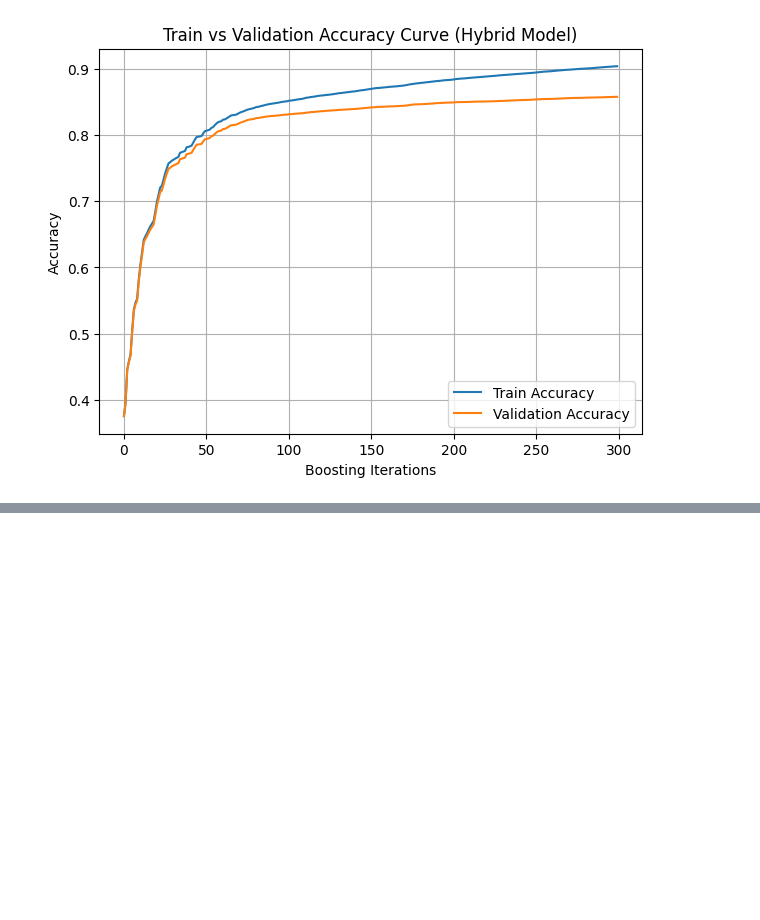
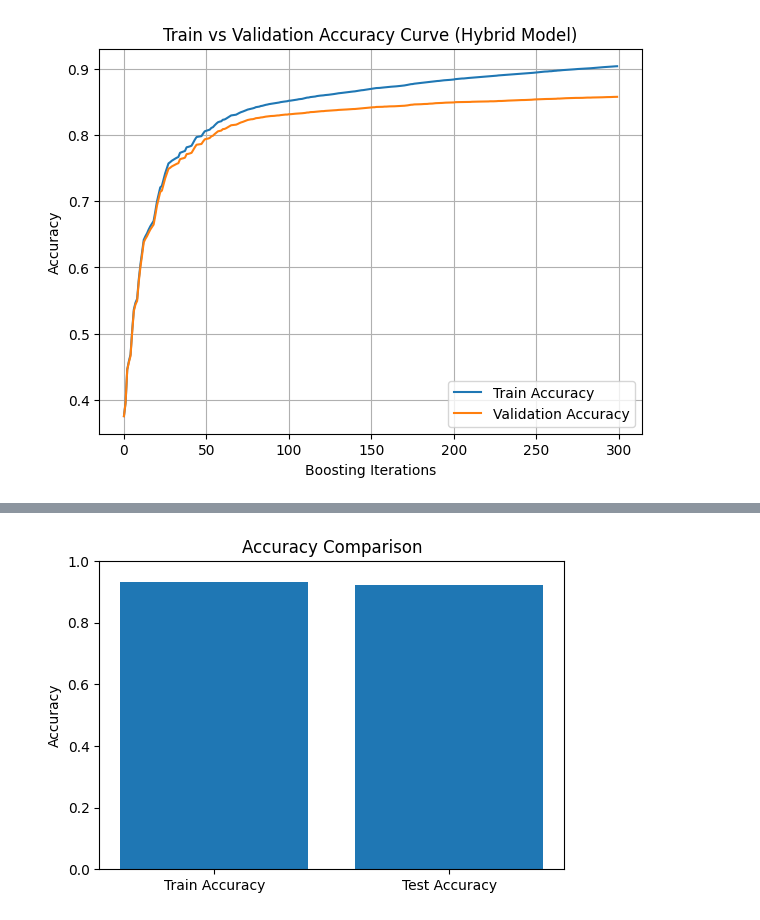
Before and after one commit to surya211099/DetectingPhishingEmail, a Jupyter notebook: DetectPhishingMail.ipynb, the cells around one changed output, grey strips where cells are left out. Cells and saved outputs as stored; diff of their text form; code cells hidden in the pictures; blank space fills up the shorter version.

```diff
--- a/DetectPhishingMail.ipynb
+++ b/DetectPhishingMail.ipynb
@@ -952,0 +993,14 @@ weighted avg       0.93      0.92      0.92      9165
+# %%
+train_pred = xgb.predict(X_train)
+
+train_accuracy = accuracy_score(y_train, train_pred)
+test_accuracy = accuracy_score(y_test, y_pred)
+
+plt.figure(figsize=(6,4))
+plt.bar(["Train Accuracy", "Test Accuracy"], [train_accuracy, test_accuracy])
+plt.ylim(0, 1)
+plt.title("Accuracy Comparison")
+plt.ylabel("Accuracy")
+plt.show()
+# %% [output]
+[figure, added]
```
Also changed, not shown: parts of 4 cells of this notebook.
